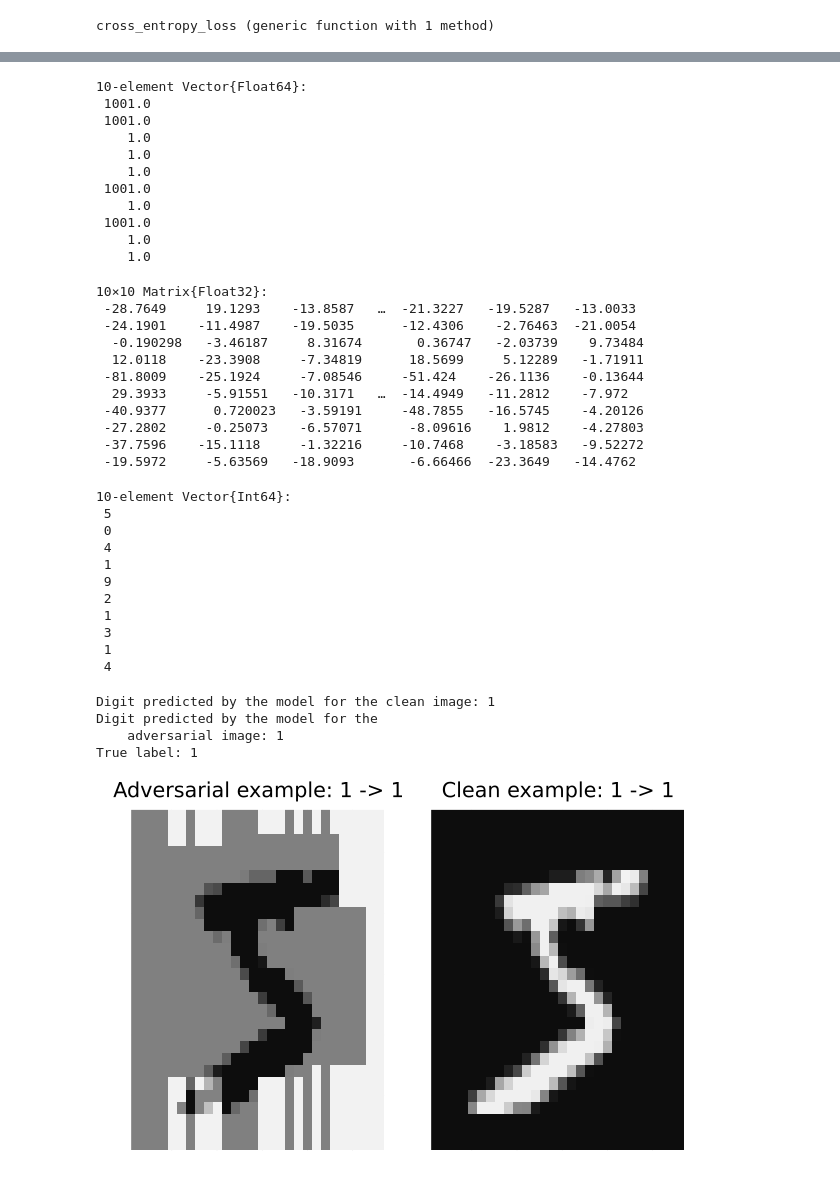
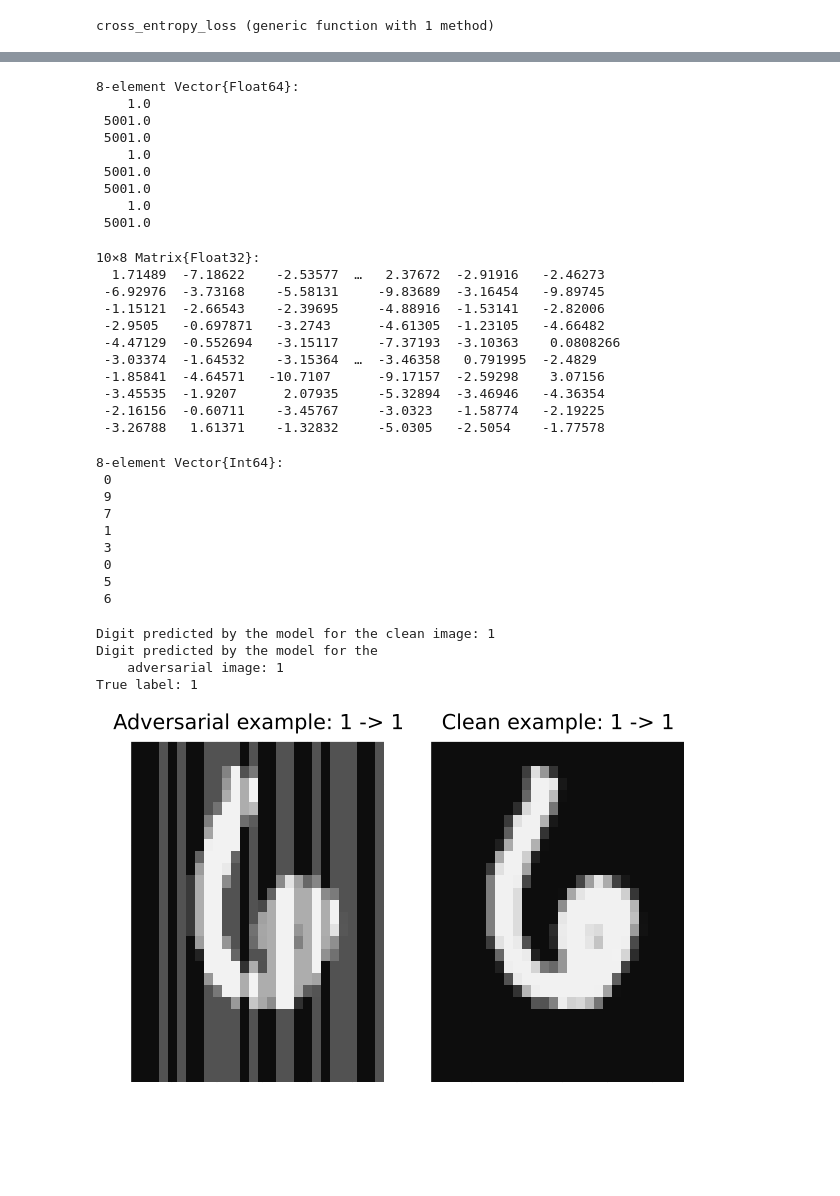
Before and after one commit to JuliaTrustworthyAI/AdversarialRobustness.jl, a Jupyter notebook: src/playgroundlol.ipynb, the cells around one changed output, grey strips where cells are left out. Saved outputs shown, nothing was run; the diff lists cells and outputs as text; code cells hidden in the pictures; blank space fills up the shorter version.

Commit message:
i think square is fine but after initial striping the squares never cause misclassification

```diff
--- a/src/playgroundlol.ipynb
+++ b/src/playgroundlol.ipynb
@@ -121,11 +121,13 @@ cross_entropy_loss (generic function with 1 method)
 # %%
 m = BSON.load("../src/models/MNIST/adv_20ep_32bs_40it_0.01ss_0.3eps.bson")[:adv_pgd_strong]
 clean_m = BSON.load("../src/models/MNIST/clean_20ep_32bs.bson")[:model]
-X_lol = X[:, :, :, 1:10]
-y_lol = y[1:10]
-logits = clean_m(reshape(X_lol, 784, 10))
+X_lol = X[:, :, :, 980:987]
+y_lol = y[980:987]
+logits = clean_m(reshape(X_lol, 784, 8))
 
 println("logits: ", logits)
+println("actuals: ", y_lol)
+println("preds: ", (onecold(logits) .- 1))
 println("ce loss: ", cross_entropy_loss(logits, y_lol))
 println("margin loss: ", margin_loss(logits, y_lol))
 # %% [output]
@@ -135,5 +139,5 @@ margin loss: Float32[8.883213 29.472006 10.463395 17.005781 12.998881 23.2907 18
 # %%
 include("../src/utils/attacks.jl")
 
-x_best, n_queries = SquareAttack(clean_m, X_lol, y_lol, 1000, 0.8, 0.3, 0, 1)
+x_best, n_queries = SquareAttack(clean_m, X_lol, y_lol, 5000, 0.8, 0.3, 0, 1, true)
 # %% [output]
@@ -146,53 +162,49 @@ times_it_actually_improved: 8
 # %%
 n_queries
 # %% [output]
-10-element Vector{Float64}:
- 1001.0
- 1001.0
+8-element Vector{Float64}:
     1.0
+ 5001.0
+ 5001.0
     1.0
+ 5001.0
+ 5001.0
     1.0
- 1001.0
-    1.0
- 1001.0
-    1.0
-    1.0
+ 5001.0
 # %%
-x_topass = reshape(x_best, 784, 10)
-logits = clean_m(x_topass)
+x_topass = reshape(x_best, 784, 8)
+logits = m(x_topass)
 # %% [output]
-10×10 Matrix{Float32}:
- -28.7649     19.1293    -13.8587   …  -21.3227   -19.5287   -13.0033
- -24.1901    -11.4987    -19.5035      -12.4306    -2.76463  -21.0054
-  -0.190298   -3.46187     8.31674       0.36747   -2.03739    9.73484
-  12.0118    -23.3908     -7.34819      18.5699     5.12289   -1.71911
- -81.8009    -25.1924     -7.08546     -51.424    -26.1136    -0.13644
-  29.3933     -5.91551   -10.3171   …  -14.4949   -11.2812    -7.972
- -40.9377      0.720023   -3.59191     -48.7855   -16.5745    -4.20126
- -27.2802     -0.25073    -6.57071      -8.09616    1.9812    -4.27803
- -37.7596    -15.1118     -1.32216     -10.7468    -3.18583   -9.52272
- -19.5972     -5.63569   -18.9093       -6.66466  -23.3649   -14.4762
+10×8 Matrix{Float32}:
+  1.71489  -7.18622    -2.53577  …   2.37672  -2.91916   -2.46273
+ -6.92976  -3.73168    -5.58131     -9.83689  -3.16454   -9.89745
+ -1.15121  -2.66543    -2.39695     -4.88916  -1.53141   -2.82006
+ -2.9505   -0.697871   -3.2743      -4.61305  -1.23105   -4.66482
+ -4.47129  -0.552694   -3.15117     -7.37193  -3.10363    0.0808266
+ -3.03374  -1.64532    -3.15364  …  -3.46358   0.791995  -2.4829
+ -1.85841  -4.64571   -10.7107      -9.17157  -2.59298    3.07156
+ -3.45535  -1.9207      2.07935     -5.32894  -3.46946   -4.36354
+ -2.16156  -0.60711    -3.45767     -3.0323   -1.58774   -2.19225
+ -3.26788   1.61371    -1.32832     -5.0305   -2.5054    -1.77578
 # %%
 y_lol
 # %% [output]
-10-element Vector{Int64}:
- 5
+8-element Vector{Int64}:
  0
- 4
- 1
  9
- 2
+ 7
  1
  3
- 1
- 4
+ 0
+ 5
+ 6
 # %%
-idx = 1
+idx = 8
 difference = x_best[:, :, :, idx] - X_lol[:, :, :, idx]
-plot_mnist_image(difference, X_lol[:, :, :, idx], 1, 1, 1)
+plot_mnist_image(x_best[:, :, :, idx], X_lol[:, :, :, idx], 1, 1, 1)
 # %% [output]
 Digit predicted by the model for the clean image: 1
 Digit predicted by the model for the
     adversarial image: 1
 True label: 1
-[figure, old version]
+[figure, new version]
```
Also changed, not shown: parts of 2 cells of this notebook, 1 other file.
